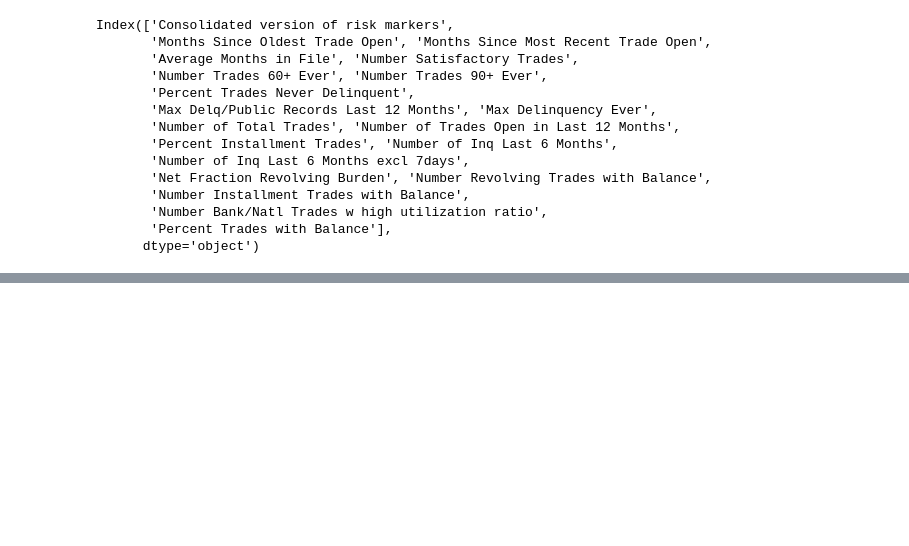
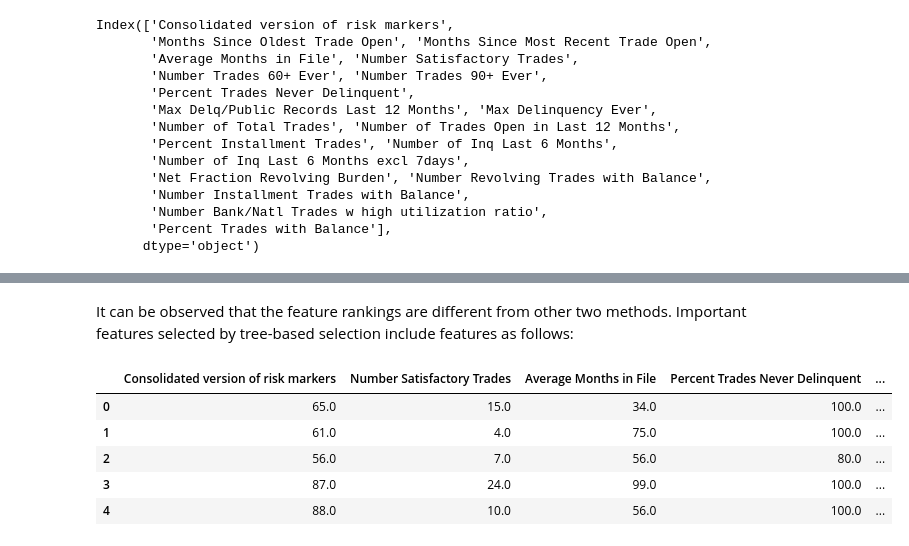
Before and after one commit to choijaewon959/HELOC-RiskFlag-Prediction, a Jupyter notebook: HELOC Risk Flag Prediction.ipynb, the cells around one changed output, grey strips where cells are left out. Cells and saved outputs as stored; diff of their text form; code cells hidden in the pictures; blank space fills up the shorter version.

Commit message:
feature selection roughly done without adding new feature

```diff
--- a/HELOC Risk Flag Prediction.ipynb
+++ b/HELOC Risk Flag Prediction.ipynb
@@ -617,0 +648,17 @@ plt.show()
+# %% [markdown]
+It can be observed that the feature rankings are different from other two methods. Important features selected by tree-based selection include features as follows:
+# %%
+features_by_tree = ["Consolidated version of risk markers", "Number Satisfactory Trades", "Average Months in File",
+                    "Percent Trades Never Delinquent", "Net Fraction Revolving Burden", "Months Since Oldest Trade Open",
+                    "Percent Installment Trades", "Percent Trades with Balance", "Number Revolving Trades with Balance",
+                    "Number of Inq Last 6 Months"]
+
+X_train_tree = X_train[features_by_tree]
+X_train_tree.head()
+# %% [output]
+|  | Consolidated version of risk markers | Number Satisfactory Trades | Average Months in File | Percent Trades Never Delinquent | ... |
+| 0 | 65.0 | 15.0 | 34.0 | 100.0 | ... |
+| 1 | 61.0 | 4.0 | 75.0 | 100.0 | ... |
+| 2 | 56.0 | 7.0 | 56.0 | 80.0 | ... |
+| 3 | 87.0 | 24.0 | 99.0 | 100.0 | ... |
+| 4 | 88.0 | 10.0 | 56.0 | 100.0 | ... |
```
Also changed, not shown: parts of 17 cells of this notebook.
